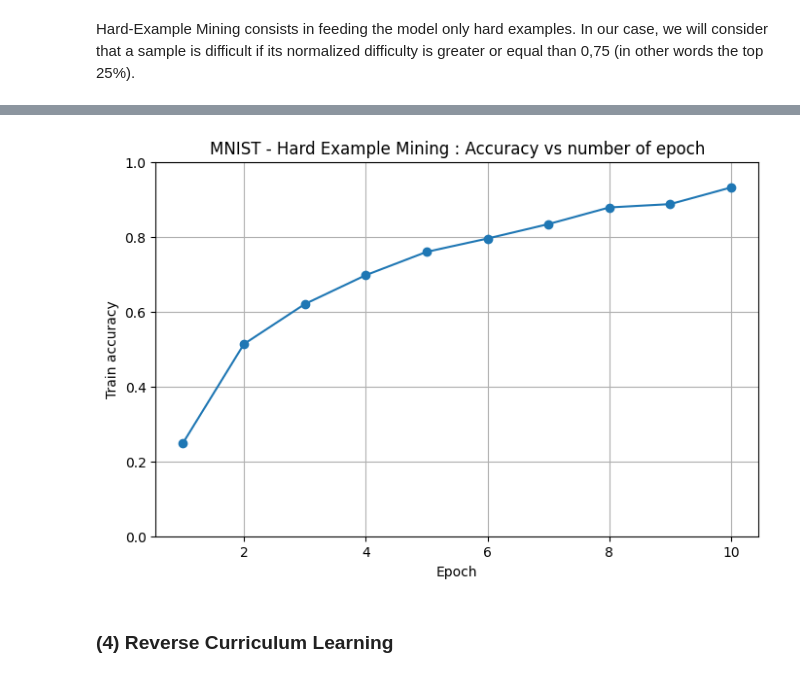
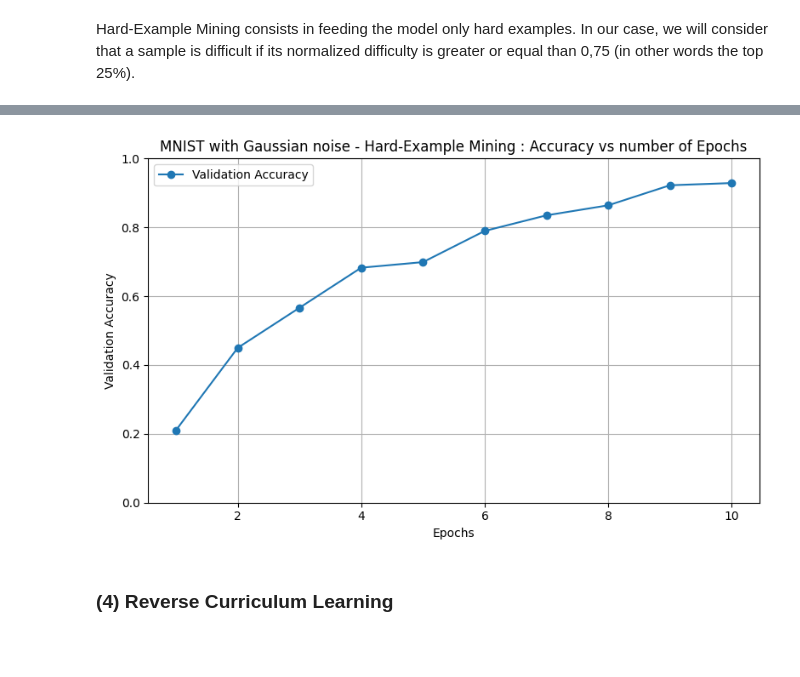
Before and after one commit to Reza-rgb/Opti4ML-TidyTeam, a Jupyter notebook: src/mnist_dataset.ipynb, the cells around one changed output, grey strips where cells are left out. Drawn from its saved outputs; the diff is of its cells as text; code cells hidden in the pictures; blank space fills up the shorter version.

```diff
--- a/src/mnist_dataset.ipynb
+++ b/src/mnist_dataset.ipynb
@@ -411,8 +403,8 @@ This poor accuracy can be explained because of the cumulative nature of SPL
 # %% [markdown]
 Hard-Example Mining consists in feeding the model only hard examples. In our case, we will consider that a sample is difficult if its normalized difficulty is greater or equal than 0,75 (in other words the top 25%).
 # %%
-accs = []
-epochs_list = []
+accs_MNIST_H_ex_mining = []
+epochs_list_MINST_H_ex_mining = []
 
 difficulties = compute_MNIST_difficulty(X_train_flat, y_train, centroids)
 difficulties = (difficulties - difficulties.min()) / (difficulties.max() - difficulties.min())
@@ -451,10 +443,25 @@ for epoch in range(epochs):
         total_correct += (outputs.argmax(1) == labels).sum().item()
 
     acc = total_correct / len(train_dataset)
+
+    # VALIDATION
+    model.eval()
+    val_correct = 0
+    val_total = 0
+    with torch.no_grad():
+        for images, labels in val_loader:
+               images, labels = images.to(device), labels.to(device)
+               outputs = model(images)
+               predicted = outputs.argmax(dim=1)
+               val_correct += (predicted == labels).sum().item()
+               val_total += labels.size(0)
+
+    val_accuracy = val_correct / val_total
+
     print(f"Epoch {epoch+1}/{epochs} - Loss: {total_loss/len(train_dataset):.4f}, Acc: {acc:.4f}")
 
-    accs.append(acc)
-    epochs_list.append(epoch + 1)
+    accs_MNIST_H_ex_mining.append(acc)
+    epochs_list_MINST_H_ex_mining.append(epoch + 1)
 
 model.eval()
 total_correct = 0
@@ -483,14 +490,11 @@ Final Test Accuracy: 0.4214
-# %%
-plt.figure(figsize=(8,5))
-plt.plot(epochs_list, accs, marker='o')
-plt.title("MNIST - Hard Example Mining : Accuracy vs number of epoch")
-plt.xlabel("Epoch")
-plt.ylabel("Train accuracy")
-plt.ylim(0, 1)
-plt.grid(True)
-plt.show()
-# %% [output]
-[figure, removed]
+# %%
+plot_validation_accuracy(
+    epochs_list_MINST_H_ex_mining,
+    accs_MNIST_H_ex_mining,
+    x_label="Epochs",
+    title="MNIST with Gaussian noise - Hard-Example Mining : Accuracy vs number of Epochs")
+# %% [output]
+[figure, added]
 # %% [markdown]
 ### (4) Reverse Curriculum Learning
 # %% [markdown]
```
Also changed, not shown: parts of 60 cells of this notebook.
